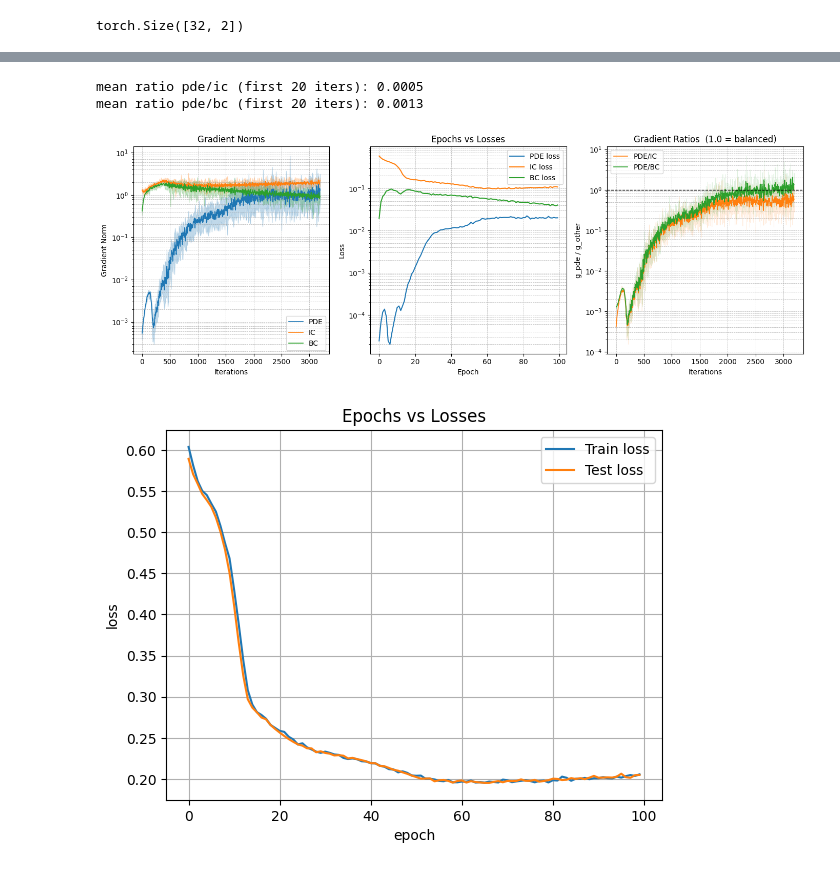
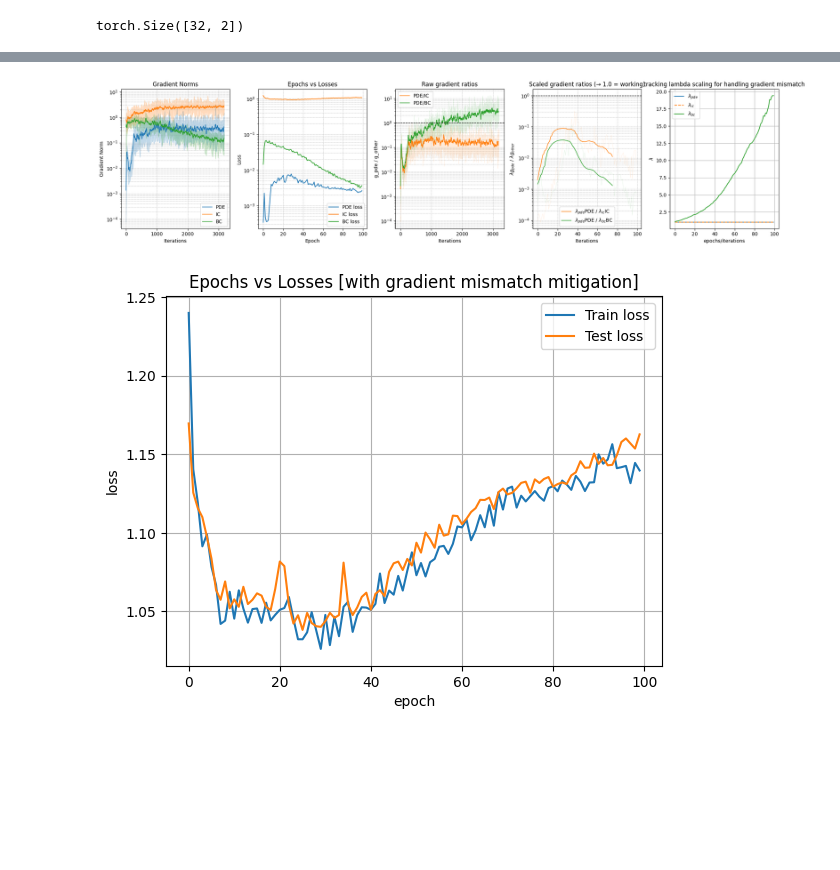
Before and after one commit to Mafaz03/Deep-Learning-in-Mechanics, a Jupyter notebook: Youngs_modulus.ipynb, the cells around one changed output, grey strips where cells are left out. Drawn from its saved outputs; the diff is of its cells as text; code cells hidden in the pictures; blank space fills up the shorter version.

Commit message:
youngs modulus gradient mismatch

```diff
--- a/Youngs_modulus.ipynb
+++ b/Youngs_modulus.ipynb
@@ -56,13 +58,6 @@ sum(p.numel() for p in NN(5, 5, 5, 5).parameters())
 # %%
 BATCH_SIZE = 32
 # %%
-def u_0(x):
-    torch.sin(x)
-
-def v_0(x):
-    torch.cos(x)
-
-
 domain = torch.tensor([[0, 1], [0, 2]]) # x = [0, 1]; t = [0, 2]
 sobol_engine = torch.quasirandom.SobolEngine(dimension = 2) # x and t
 
@@ -90,10 +85,10 @@ domain = torch.tensor([[0, 1], [0, 2]]) # x = [0, 1]; t = [0, 2]
 sobol_engine = torch.quasirandom.SobolEngine(dimension = 2) # x and t
 
 def u_0(x):
-    return torch.sin(x)
+    return torch.sin(5*x) + torch.sin(10*x) #+ torch.exp(x)
 
 def v_0(x):
-    return torch.cos(x)
+    return torch.cos(10*x)# + torch.exp(-x)
 
 def get_interior(data):
     data = data.clone()
@@ -128,7 +123,7 @@ def get_initial(data):
     u = torch.stack((u, torch.zeros_like(u)), dim=1)
     u_t = torch.stack((u_t, torch.zeros_like(u_t)), dim=1)
 
-    return u, u_t
+    return data, u, u_t
 
 
 # plotting
@@ -140,12 +135,12 @@ for d in train_dataloader:
 data = torch.cat(dummy_data, dim = 0)
 
 interior = get_interior(data)
-ic, _ = get_initial(data)
+ic_coords, _, _ = get_initial(data)
 bc_0, bc_L = get_BC(data)
 
 plt.figure()
 plt.scatter(interior[:,0], interior[:,1], s=5, label="Interior")
-plt.scatter(ic[:,0], ic[:,1], s=5, label="Initial (t=0)")
+plt.scatter(ic_coords[:,0], ic_coords[:,1], s=5, label="Initial (t=0)")
 
 plt.scatter(bc_0[:,0], bc_0[:,1], s=5, label="x=0")
 plt.scatter(bc_L[:,0], bc_L[:,1], s=5, label="x=1")
@@ -683,0 +299,23 @@ EPOCH 99 | λ_pde=1.00  λ_ic=1.00  λ_bc=1.95 | g_pde=0.5710  g_ic=1.8951  g_bc
+# %%
+lr = 1e-4
+u_predictor_model = NN(input_dim = 2, output_dim = 1, layers = 8, neurons = 128)
+E_predictor_model = NN(input_dim = 1, output_dim = 1, layers = 8, neurons = 128)
+
+optimizer = torch.optim.Adam(
+    list(u_predictor_model.parameters()) +
+    list(E_predictor_model.parameters()),
+    lr=lr
+)
+
+w_g_epoch_loss_track, w_g_epoch_loss_track_test, w_g_residue_tracker, w_g_grad_tracker, w_g_lambda_tracker = train(
+                                                                                           epochs = 100, optimizer = optimizer,
+                                                                                           u_predictor_model = u_predictor_model,
+                                                                                           E_predictor_model = E_predictor_model,
+                                                                                           train_dataloader = train_dataloader, test_dataloader = test_dataloader,
+                                                                                           get_interior = get_interior, get_initial = get_initial, get_BC = get_BC,
+                                                                                           get_interior_residual = get_interior_residual, get_IC_residue = get_IC_residue, get_BC_residue = get_BC_residue,
+                                                                                           u_0 = u_0, v_0 = v_0,
+                                                                                           lr_annealing_decay = True,
+                                                                                           initial_lr=lr,
+                                                                                           lambda_scaling = True
+                                                                                           )
@@ -696,14 +338,12 @@ plt.legend()
 # %%
-plot_gradients_and_losses(grad_tracker, residue_tracker, window=10)
+plot_gradients_and_losses(w_g_grad_tracker, w_g_residue_tracker, w_g_lambda_tracker, window=25)
 # %% [output]
-mean ratio pde/ic (first 20 iters): 0.0005
-mean ratio pde/bc (first 20 iters): 0.0013
-[figure, old version]
+[figure, new version]
 # %%
-plt.plot(epoch_loss_track, label = "Train loss")
-plt.plot(epoch_loss_track_test, label = "Test loss")
+plt.plot(w_g_epoch_loss_track, label = "Train loss")
+plt.plot(w_g_epoch_loss_track_test, label = "Test loss")
 
-plt.title("Epochs vs Losses")
+plt.title("Epochs vs Losses [with gradient mismatch mitigation]")
 plt.xlabel("epoch")
 plt.ylabel("loss")
 
@@ -712,5 +352,5 @@ plt.legend()
 
 plt.show()
 # %% [output]
-[figure, old version]
+[figure, new version]
 # %%
```
Also changed, not shown: parts of 20 cells of this notebook, 1 other file.
